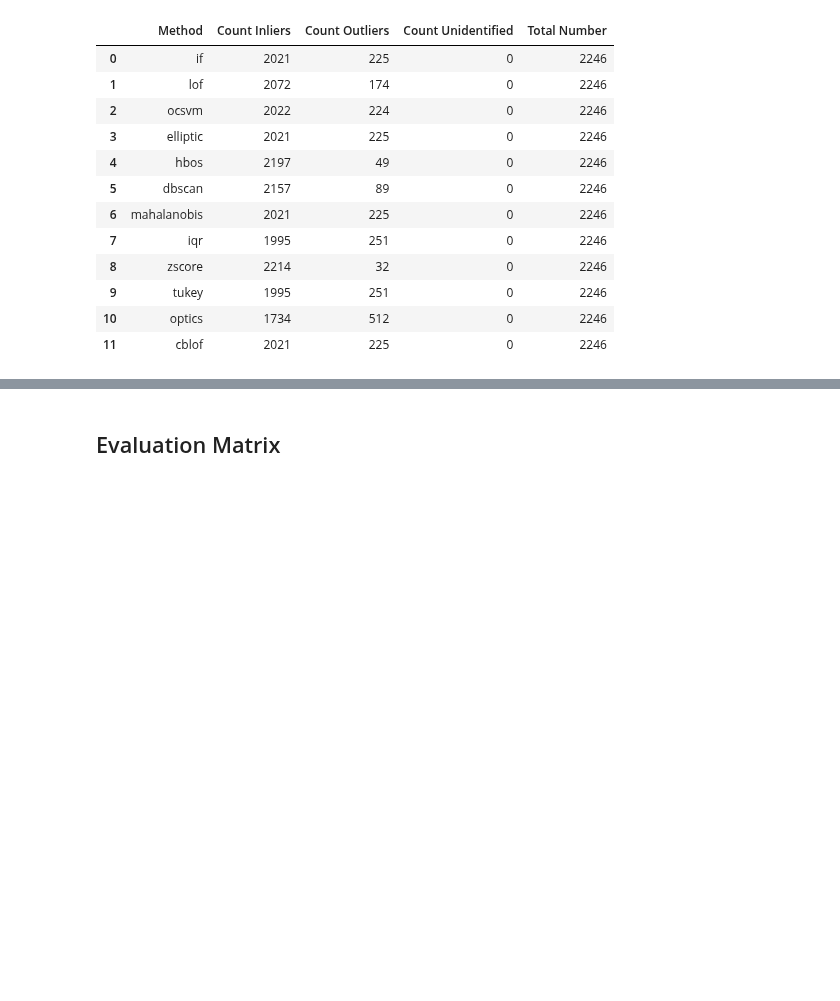
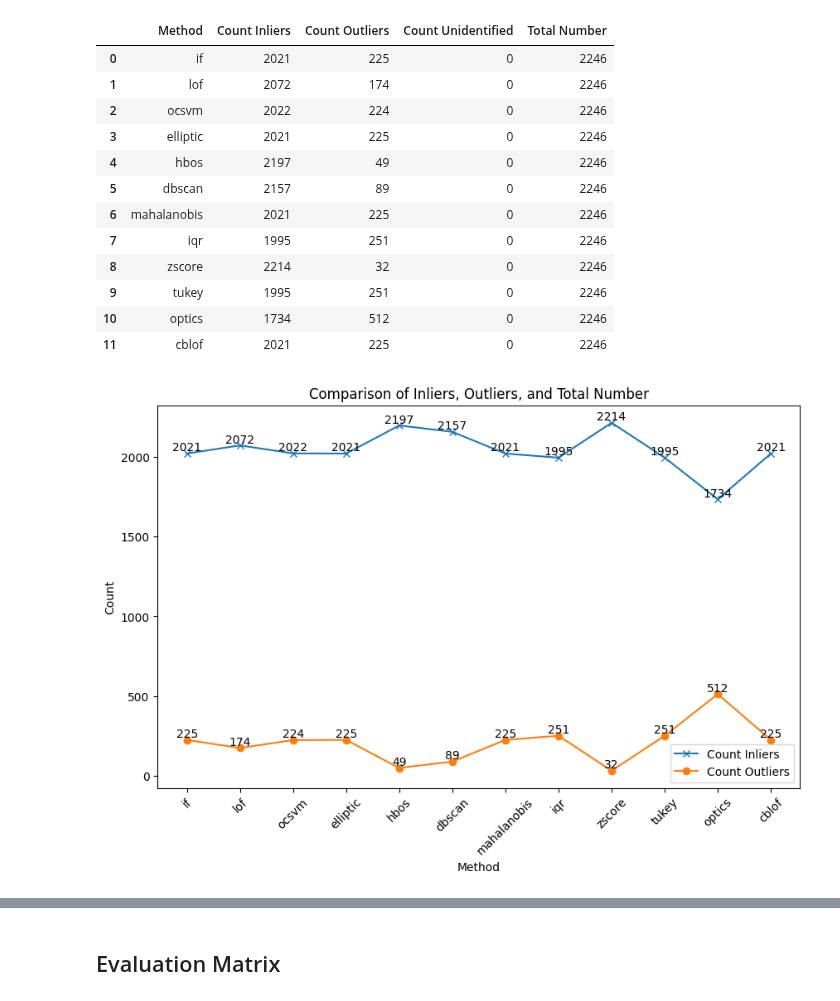
Before and after one commit to roniwahyu/outlier-detection2024, a Jupyter notebook: 01.Dataset-Rofiqul/Ujicoba3-29052024/09_05_1_N2O_Agriculture_OutliersDetection_2.ipynb, the cells around one changed output, grey strips where cells are left out. Saved outputs shown, nothing was run; the diff lists cells and outputs as text; code cells hidden in the pictures; blank space fills up the shorter version.

```diff
--- a/01.Dataset-Rofiqul/Ujicoba3-29052024/09_05_1_N2O_Agriculture_OutliersDetection_2.ipynb
+++ b/01.Dataset-Rofiqul/Ujicoba3-29052024/09_05_1_N2O_Agriculture_OutliersDetection_2.ipynb
@@ -386,3 +386,41 @@ Comparison Statistics: Outlier Detection Methods
 | 9 | tukey | 1995 | 251 | 0 | 2246 |
 | 10 | optics | 1734 | 512 | 0 | 2246 |
 | 11 | cblof | 2021 | 225 | 0 | 2246 |
+# %%
+# Set the figure size
+plt.figure(figsize=(10, 6))
+
+# Plot the line for Count Inliers
+plt.plot(statistics['Method'], statistics['Count Inliers'], marker='x', label='Count Inliers')
+
+# Plot the line for Count Outliers
+plt.plot(statistics['Method'], statistics['Count Outliers'], marker='o', label='Count Outliers')
+
+# Plot the line for Total Number
+# plt.plot(statistics['Method'], statistics['Total Number'], marker='o', label='Total Number')
+
+# Set the x-axis label
+plt.xlabel('Method')
+
+# Set the y-axis label
+plt.ylabel('Count')
+
+# Set the title
+plt.title('Comparison of Inliers, Outliers, and Total Number')
+
+# Rotate x-axis labels for better visibility
+plt.xticks(rotation=45)
+# Add labels above each tick point for inliers
+for i in range(len(statistics['Method'])):
+    plt.text(i, statistics['Count Inliers'][i], f"{statistics['Count Inliers'][i]}", ha='center', va='bottom')
+
+# Add labels above each tick point for outliers
+for i in range(len(statistics['Method'])):
+    plt.text(i, statistics['Count Outliers'][i], f"{statistics['Count Outliers'][i]}", ha='center', va='bottom')
+# Add a legend
+plt.legend()
+
+# Show the plot
+plt.show()
+# %% [output]
+[figure, added]
```
Also changed, not shown: parts of 3 cells of this notebook.
